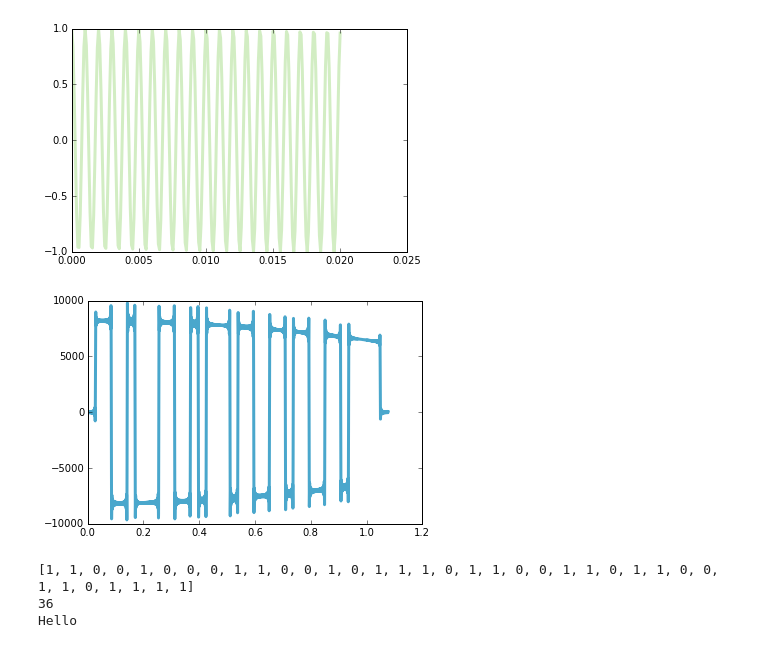
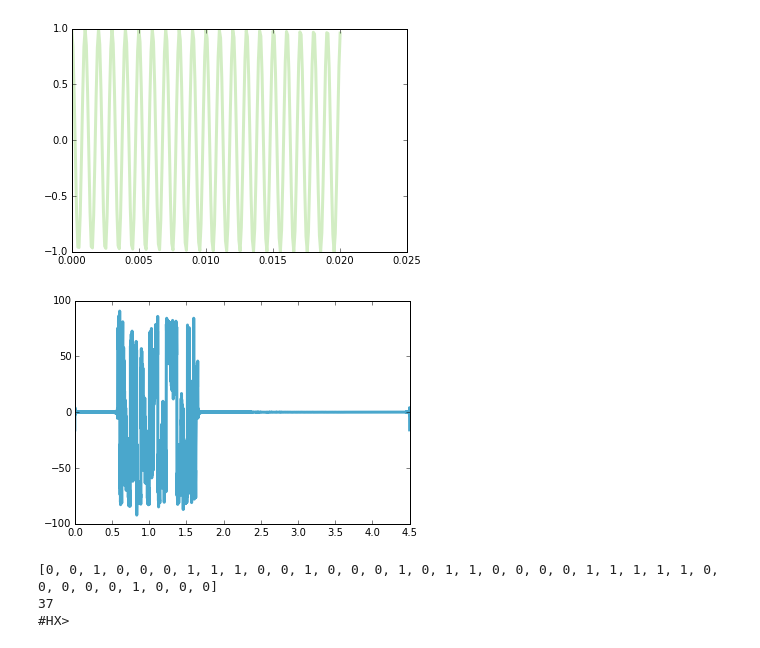
Before and after one commit to RRameshwar/SigSys_PS09, a Jupyter notebook: PS09 ARA.ipynb, the cells around one changed output. Drawn from its saved outputs; the diff is of its cells as text; code cells hidden in the pictures.

```diff
--- a/PS09 ARA.ipynb
+++ b/PS09 ARA.ipynb
@@ -114,7 +117,7 @@ def ARAdecoding(wave):
     sym_length = 250 #samples
     Ts = sym_length/rate  #sec
 
-    wave_obj = thinkdsp.read_wave(wave)
+    wave_obj = thinkdsp.read_wave(wave).segment(0.5,)
     amps = wave_obj.ys
 #     wave_obj = wave_obj.segment(start=Ts, duration=1.0)
 
@@ -131,7 +134,7 @@ def ARAdecoding(wave):
     mplib.show()
 
     bits = []
-    start, end = find_start_and_end(new_wave.ys)
+    start, end = find_start_and_end(new_wave.ys, threshold = 70)
     for i in range(start+sym_length, end, sym_length):
         bits.append(new_wave.ys[i])
 #     print bits
@@ -149,11 +152,11 @@ def ARAdecoding(wave):
     bits = np.int_(bits)
     return NPbits2String(bits)
 # %%
-wav = 'AcousticModemTx.wav'
+wav = 'test.wav'
 text = ARAdecoding(wav)
 print text
 # %% [output]
-[figure, old version]
+[figure, new version]
-[1, 1, 0, 0, 1, 0, 0, 0, 1, 1, 0, 0, 1, 0, 1, 1, 1, 0, 1, 1, 0, 0, 1, 1, 0, 1, 1, 0, 0, 1, 1, 0, 1, 1, 1, 1]
-36
-Hello
+[0, 0, 1, 0, 0, 0, 1, 1, 1, 0, 0, 1, 0, 0, 0, 1, 0, 1, 1, 0, 0, 0, 0, 1, 1, 1, 1, 1, 0, 0, 0, 0, 0, 1, 0, 0, 0]
+37
+#HX>
```
Also changed, not shown: parts of 1 cell of this notebook, 1 other file.
